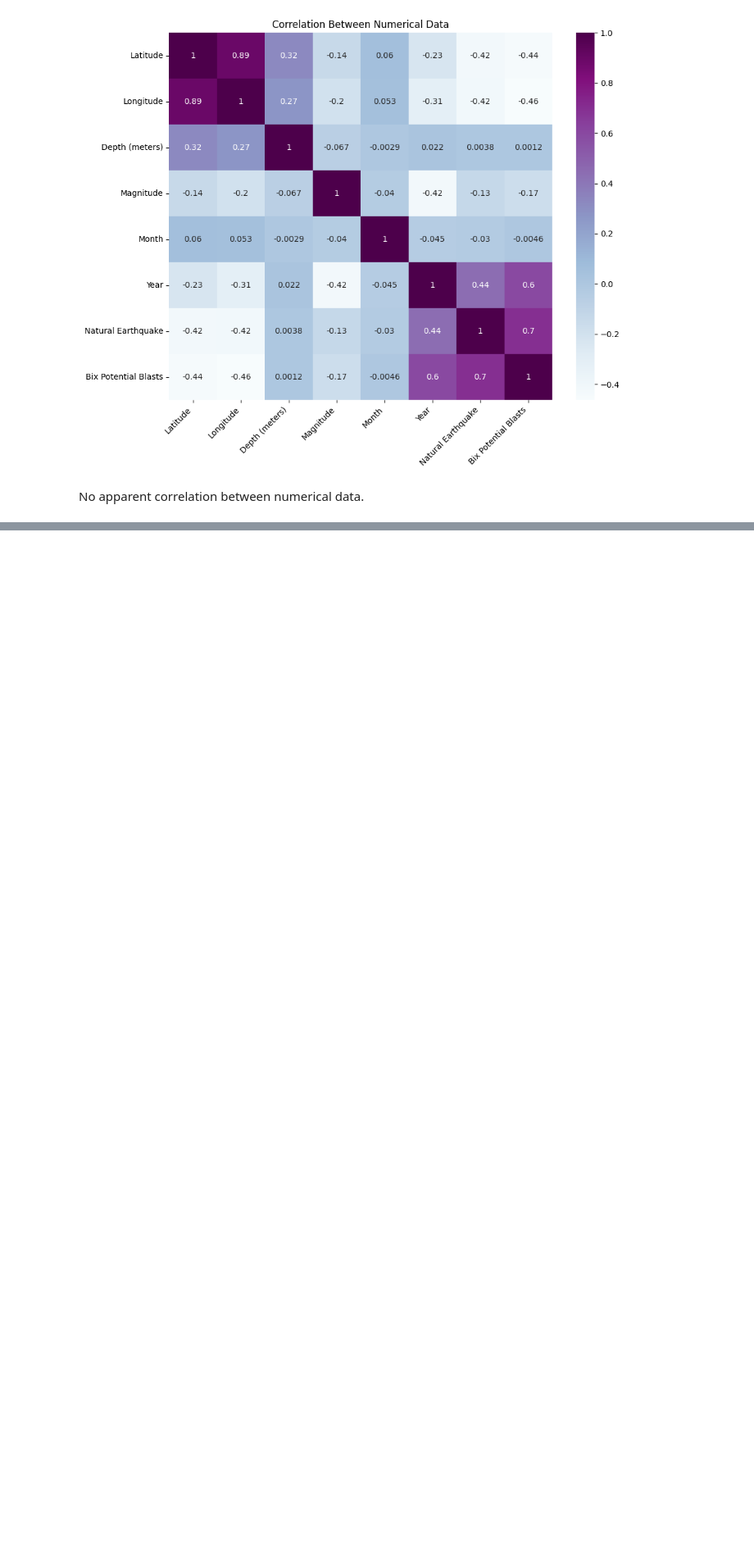
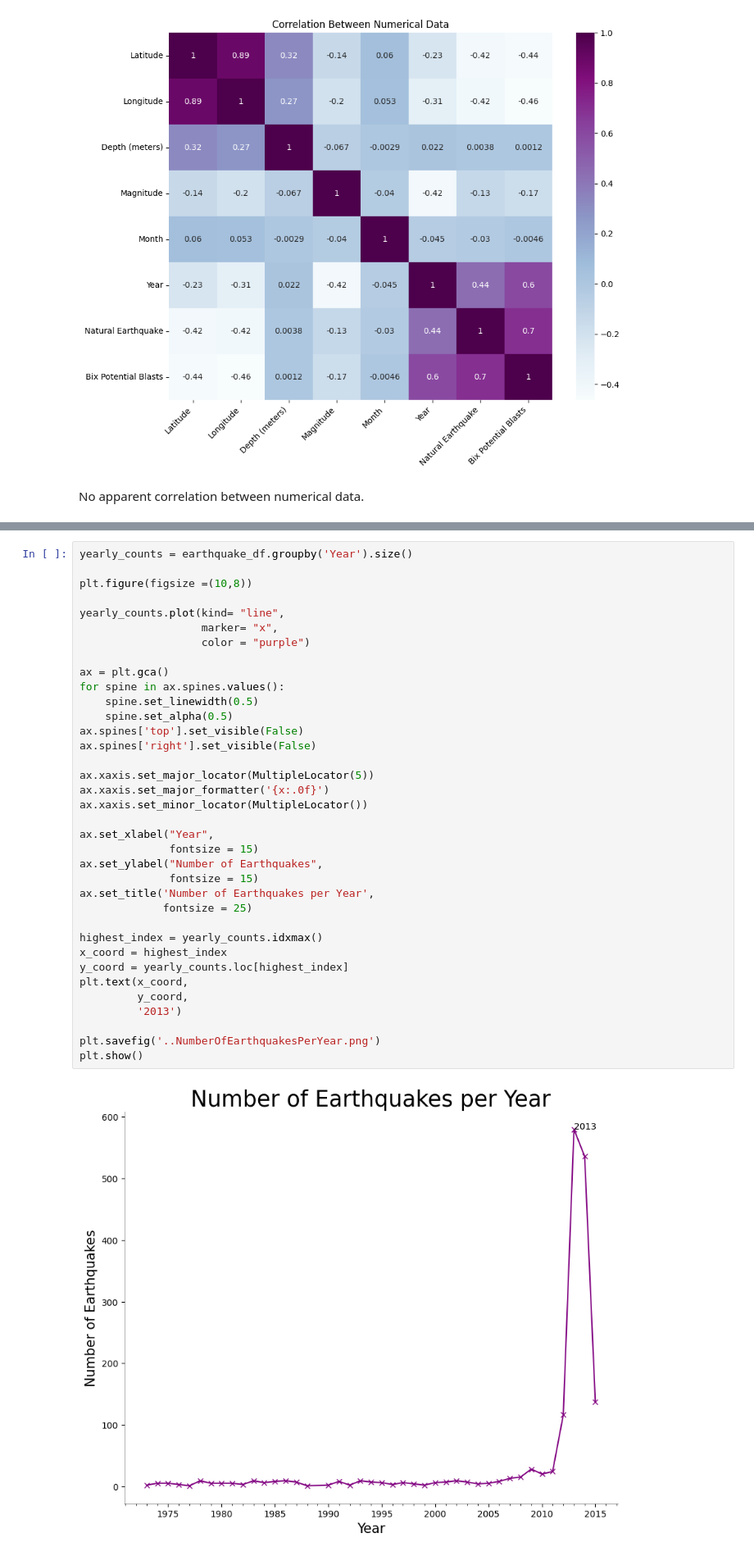
Before and after one commit to JulieGambill/Appalachian_Basin_Data, a Jupyter notebook: notebooks/Appalachian_Basin_Earthquakes.ipynb, the cells around one changed output, grey strips where cells are left out. Shown at 82% size. Saved outputs shown, nothing was run; the diff lists cells and outputs as text; blank space fills up the shorter version.

```diff
--- a/notebooks/Appalachian_Basin_Earthquakes.ipynb
+++ b/notebooks/Appalachian_Basin_Earthquakes.ipynb
@@ -438,0 +464,38 @@ plt.show()
+# %%
+yearly_counts = earthquake_df.groupby('Year').size()
+
+plt.figure(figsize =(10,8))
+
+yearly_counts.plot(kind= "line",
+                   marker= "x",
+                   color = "purple")
+
+ax = plt.gca()
+for spine in ax.spines.values():
+    spine.set_linewidth(0.5)
+    spine.set_alpha(0.5)
+ax.spines['top'].set_visible(False)
+ax.spines['right'].set_visible(False)
+
+ax.xaxis.set_major_locator(MultipleLocator(5))
+ax.xaxis.set_major_formatter('{x:.0f}')
+ax.xaxis.set_minor_locator(MultipleLocator())
+
+ax.set_xlabel("Year",
+              fontsize = 15)
+ax.set_ylabel("Number of Earthquakes",
+              fontsize = 15)
+ax.set_title('Number of Earthquakes per Year',
+             fontsize = 25)
+
+highest_index = yearly_counts.idxmax()
+x_coord = highest_index
+y_coord = yearly_counts.loc[highest_index]
+plt.text(x_coord,
+         y_coord,
+         '2013')
+
+plt.savefig('..NumberOfEarthquakesPerYear.png')
+plt.show()
+# %% [output]
+[figure, added]
```
Also changed, not shown: parts of 6 cells of this notebook, 3 other files.
